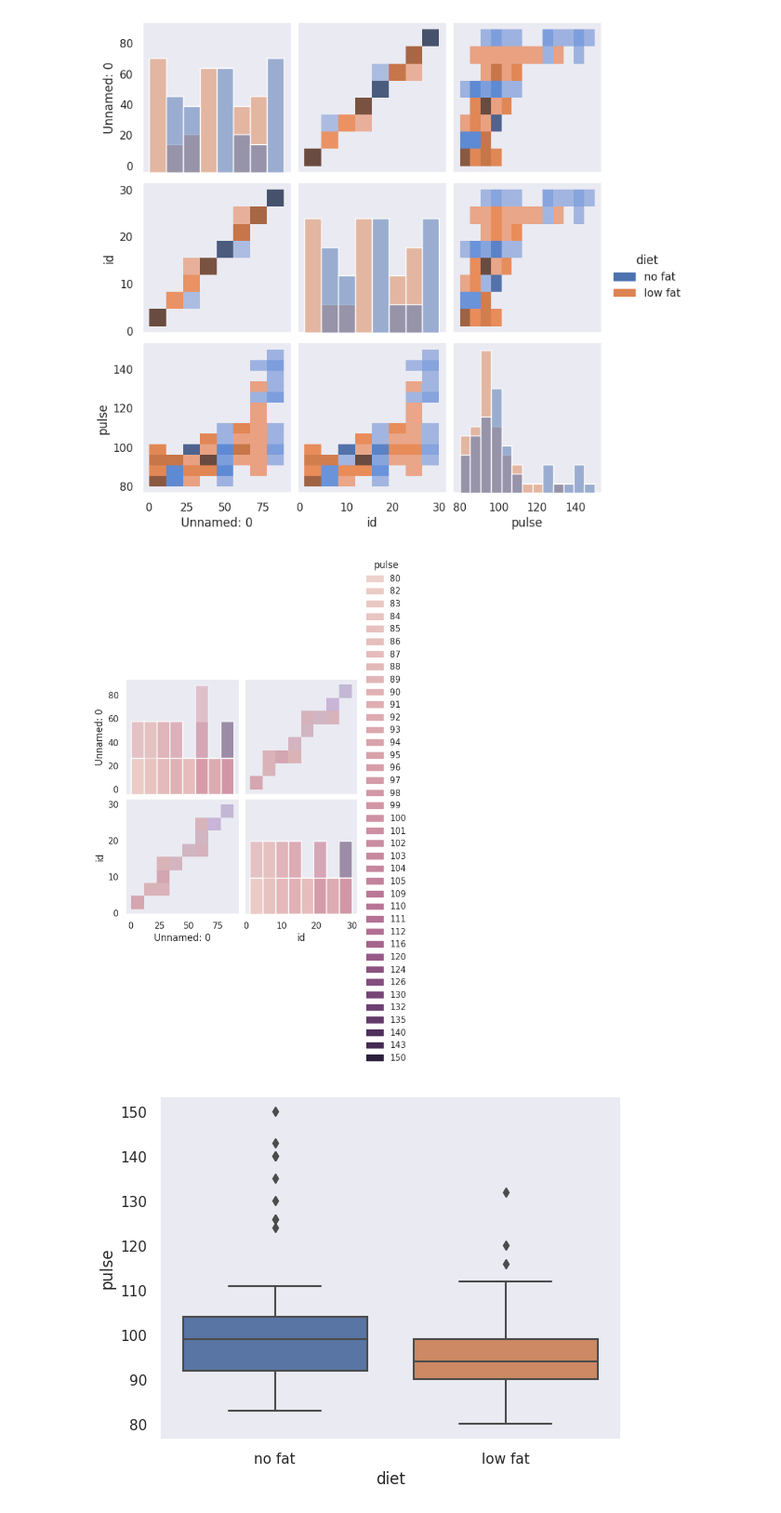
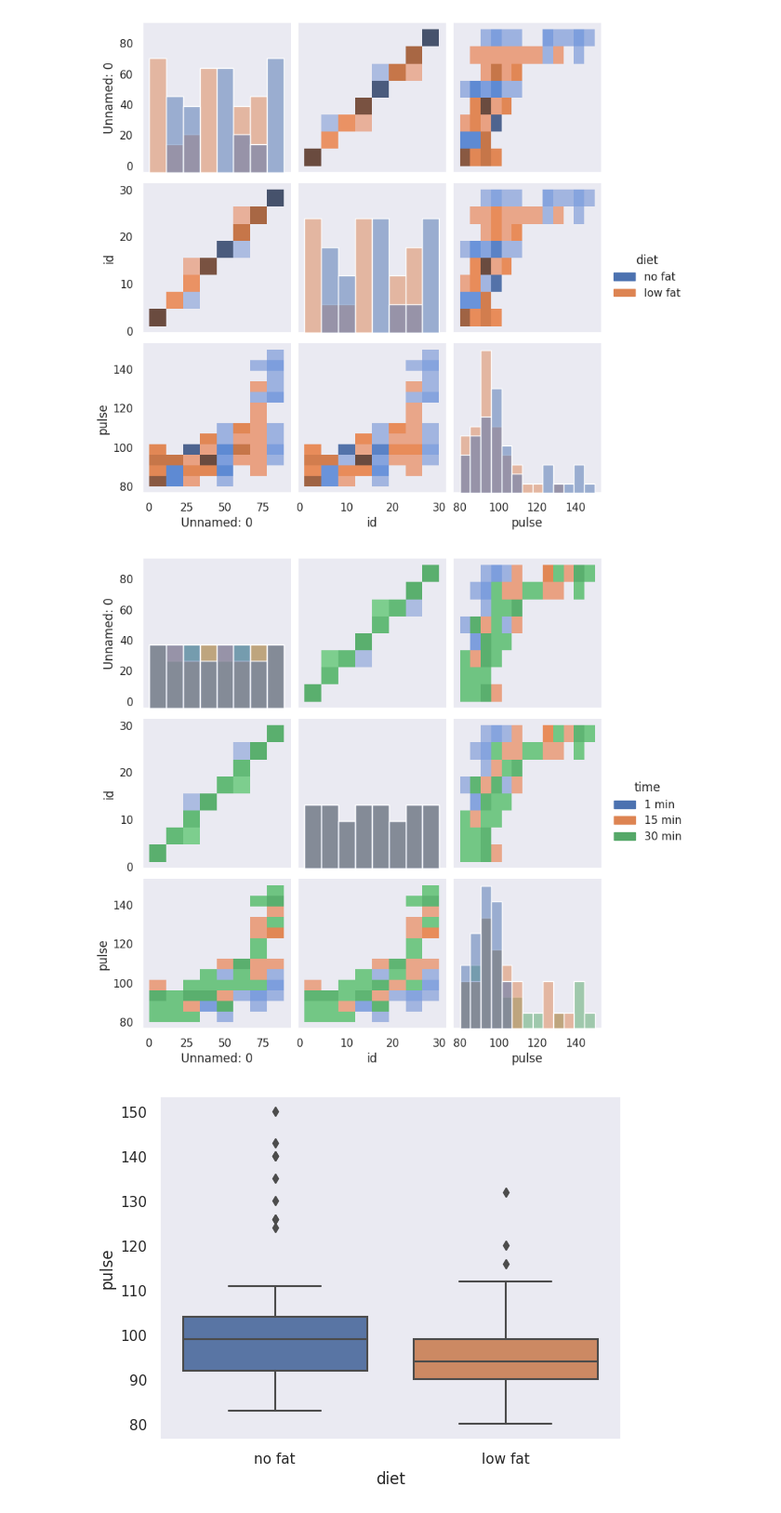
Before and after one commit to blwishom/cognixia, a Jupyter notebook: AdvancedPhase/Statistics_and_Visualization/descriptive_stats_exercise.ipynb, the cells around one changed output. Shown at 93% size. Cells and saved outputs as stored; diff of their text form; code cells hidden in the pictures.

```diff
--- a/AdvancedPhase/Statistics_and_Visualization/descriptive_stats_exercise.ipynb
+++ b/AdvancedPhase/Statistics_and_Visualization/descriptive_stats_exercise.ipynb
@@ -154,10 +154,10 @@ plt.show()
 # %% [output]
 [figure]
 # %%
-sns.pairplot(exercise, hue="pulse", kind='hist')
+sns.pairplot(exercise, hue="time", kind='hist')
 plt.show()
 # %% [output]
-[figure, old version]
+[figure, new version]
 # %%
 sns.boxplot(exercise, x='diet', y='pulse')
 # sns.set(rc={'axes.facecolor':'black'})
```
Also changed, not shown: parts of 7 cells of this notebook.
